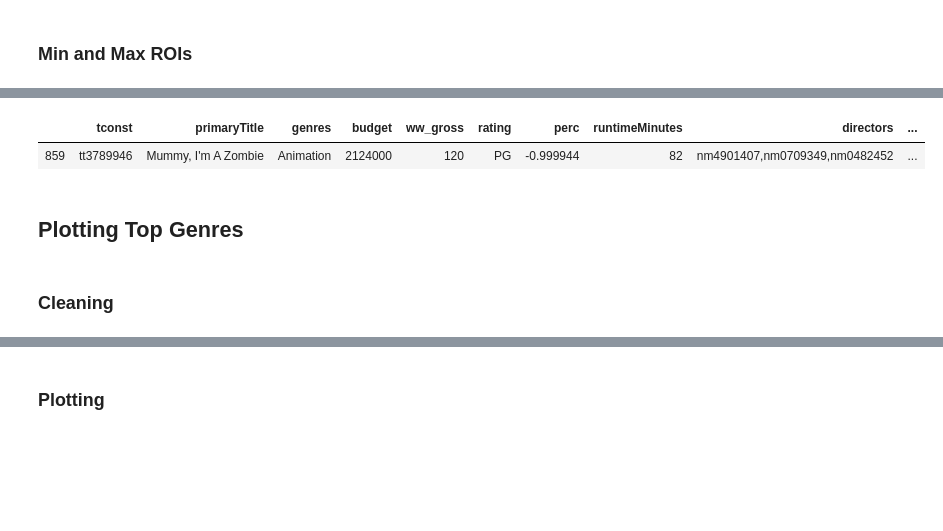
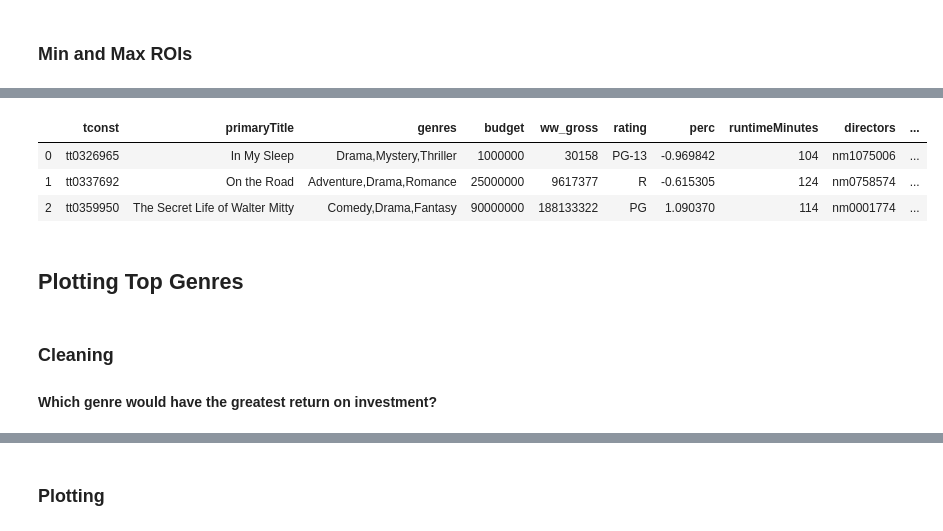
Before and after one commit to skelouse/dsc-mod-1-project-v2-1-onl01-dtsc-ft-070620, a Jupyter notebook: student.ipynb, the cells around one changed output, grey strips where cells are left out. Cells and saved outputs as stored; diff of their text form; code cells hidden in the pictures; blank space fills up the shorter version.

```diff
--- a/student.ipynb
+++ b/student.ipynb
@@ -249,13 +250,18 @@ highest  # Equivalent to returning just over 100x of budget
 # %%
+top_bottom = called_df.copy(deep=True).dropna().sort_values(
+    by='perc', ascending=True)
 # lowest ROI
-lowest = called_df.loc[called_df['perc'] < -.9999]
+lowest = called_df.iloc[:3]
 # https://www.imdb.com/title/tt3789946/
 lowest  # Equivalent to a nearly 100% loss
 # %% [output]
 |  | tconst | primaryTitle | genres | budget | ww_gross | rating | perc | runtimeMinutes | directors | ... |
-| 859 | tt3789946 | Mummy, I'm A Zombie | Animation | 2124000 | 120 | PG | -0.999944 | 82 | nm4901407,nm0709349,nm0482452 | ... |
+| 0 | tt0326965 | In My Sleep | Drama,Mystery,Thriller | 1000000 | 30158 | PG-13 | -0.969842 | 104 | nm1075006 | ... |
+| 1 | tt0337692 | On the Road | Adventure,Drama,Romance | 25000000 | 9617377 | R | -0.615305 | 124 | nm0758574 | ... |
+| 2 | tt0359950 | The Secret Life of Walter Mitty | Comedy,Drama,Fantasy | 90000000 | 188133322 | PG | 1.090370 | 114 | nm0001774 | ... |
 # %% [markdown]
 ## Plotting Top Genres
-# %% [markdown]
-### Cleaning
+# %% [markdown]
+### Cleaning
+#### Which genre would have the greatest return on investment?
 # %%
```
Also changed, not shown: parts of 18 cells of this notebook, 15 other files.
